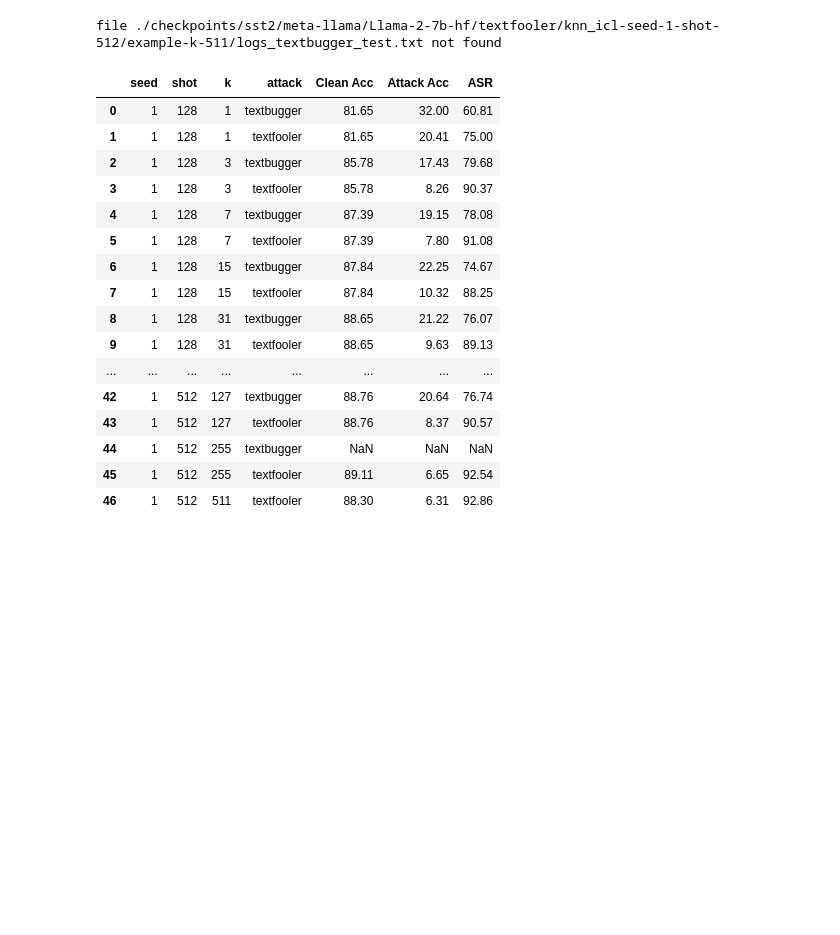
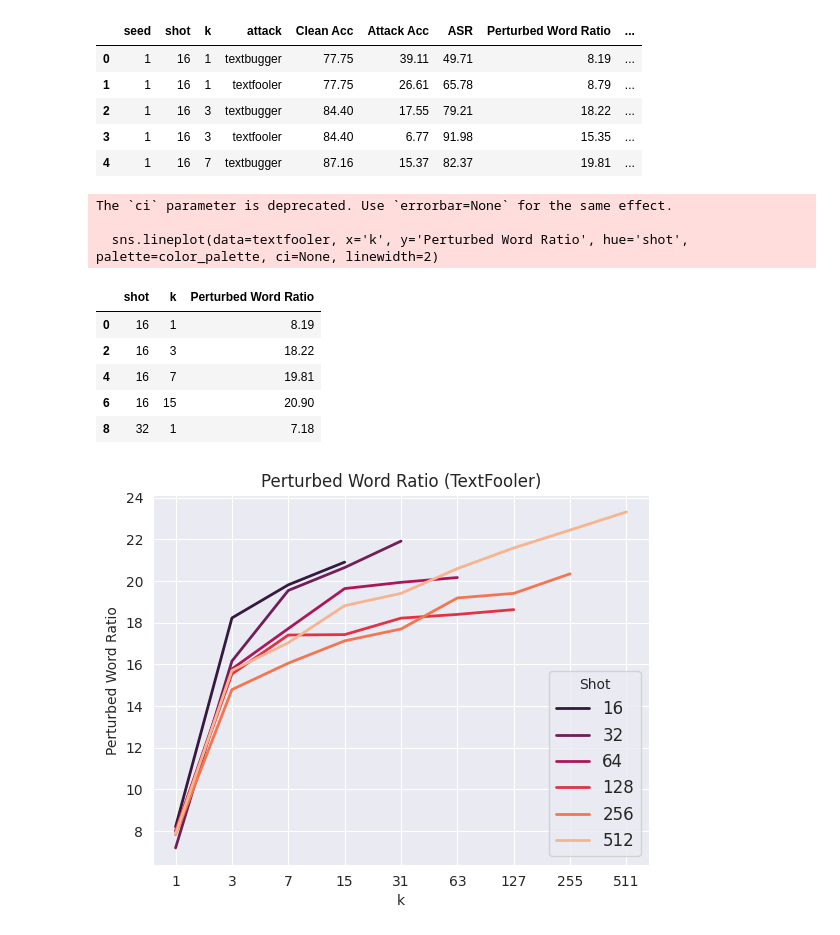
Before and after one commit to simonucl/mvp, a Jupyter notebook: result_parsing.ipynb, the cells around one changed output. Drawn from its saved outputs; the diff is of its cells as text; code cells hidden in the pictures; blank space fills up the shorter version.

```diff
--- a/result_parsing.ipynb
+++ b/result_parsing.ipynb
@@ -6,13 +7,13 @@ import matplotlib.pyplot as plt
 dataset='sst2'
 model_name='meta-llama/Llama-2-7b-hf'
 
-results_path = f'./checkpoints/{dataset}/{model_name}/textfooler/'
+results_path = f'mvp/checkpoints/{dataset}/{model_name}/textfooler/'
 
 attacks = ['textbugger', 'textfooler']
 ks = [1, 3, 7, 15, 31, 63, 127, 255, 511]
 results = []
 for seed in [1]:
-    for shot in [128, 256, 512]:
+    for shot in [16, 32, 64, 128, 256, 512]:
         for k in [x for x in ks if x < shot]:
             for attack in attacks:
                 try:
@@ -51,27 +52,59 @@ for seed in [1]:
                         result['Attack Acc'] = float(line.split(':')[1].strip().replace('%', '').strip('| '))
                     elif 'Attack success rate:' in line:
                         result['ASR'] = float(line.split(':')[1].strip().replace('%', '').strip('| '))
+                    elif 'Average perturbed word %:' in line:
+                        result['Perturbed Word Ratio'] = float(line.split(':')[1].strip().replace('%', '').strip('| '))
+                    elif 'Average Attack Perplexity:' in line:
+                        result['Attack Perplexity'] = float(line.split(':')[1].strip().strip('| '))
 
                 results.append(result)
-# %% [output]
-file ./checkpoints/sst2/meta-llama/Llama-2-7b-hf/textfooler/knn_icl-seed-1-shot-512/example-k-511/logs_textbugger_test.txt not found
-# %%
-pd.DataFrame(results)
-# %% [output]
-|  | seed | shot | k | attack | Clean Acc | Attack Acc | ASR |
-| 0 | 1 | 128 | 1 | textbugger | 81.65 | 32.00 | 60.81 |
-| 1 | 1 | 128 | 1 | textfooler | 81.65 | 20.41 | 75.00 |
-| 2 | 1 | 128 | 3 | textbugger | 85.78 | 17.43 | 79.68 |
-| 3 | 1 | 128 | 3 | textfooler | 85.78 | 8.26 | 90.37 |
-| 4 | 1 | 128 | 7 | textbugger | 87.39 | 19.15 | 78.08 |
-| 5 | 1 | 128 | 7 | textfooler | 87.39 | 7.80 | 91.08 |
-| 6 | 1 | 128 | 15 | textbugger | 87.84 | 22.25 | 74.67 |
-| 7 | 1 | 128 | 15 | textfooler | 87.84 | 10.32 | 88.25 |
-| 8 | 1 | 128 | 31 | textbugger | 88.65 | 21.22 | 76.07 |
-| 9 | 1 | 128 | 31 | textfooler | 88.65 | 9.63 | 89.13 |
-| ... | ... | ... | ... | ... | ... | ... | ... |
-| 42 | 1 | 512 | 127 | textbugger | 88.76 | 20.64 | 76.74 |
-| 43 | 1 | 512 | 127 | textfooler | 88.76 | 8.37 | 90.57 |
-| 44 | 1 | 512 | 255 | textbugger | NaN | NaN | NaN |
-| 45 | 1 | 512 | 255 | textfooler | 89.11 | 6.65 | 92.54 |
-| 46 | 1 | 512 | 511 | textfooler | 88.30 | 6.31 | 92.86 |
+# %%
+df = pd.DataFrame(results)
+df.head()
+# %% [output]
+|  | seed | shot | k | attack | Clean Acc | Attack Acc | ASR | Perturbed Word Ratio | ... |
+| 0 | 1 | 16 | 1 | textbugger | 77.75 | 39.11 | 49.71 | 8.19 | ... |
+| 1 | 1 | 16 | 1 | textfooler | 77.75 | 26.61 | 65.78 | 8.79 | ... |
+| 2 | 1 | 16 | 3 | textbugger | 84.40 | 17.55 | 79.21 | 18.22 | ... |
+| 3 | 1 | 16 | 3 | textfooler | 84.40 | 6.77 | 91.98 | 15.35 | ... |
+| 4 | 1 | 16 | 7 | textbugger | 87.16 | 15.37 | 82.37 | 19.81 | ... |
+# %%
+textfooler = df[df['attack'] == 'textbugger']
+
+textfooler = textfooler[['shot', 'k', 'Perturbed Word Ratio']]
+# keep unique row
+textfooler = textfooler.drop_duplicates()
+
+ks = [1, 3, 7, 15, 31, 63, 127, 255, 511]
+# make k as string and categorical
+textfooler['k'] = textfooler['k'].astype(str)
+textfooler['k'] = textfooler['k'].astype('category')
+
+color_palette = ['#311A3C', '#672555', '#9F2958', '#CF4448', '#E37D5A', '#ECB795']
+color_palette = sns.color_palette("rocket")
+# sort the k column
+textfooler['k'] = textfooler['k'].cat.reorder_categories([str(k) for k in ks], ordered=True)
+# plot line graph with k as the x-axis, Clean Acc as the y-axis and shot as the hue
+
+# grid
+sns.set_style("darkgrid")
+
+sns.lineplot(data=textfooler, x='k', y='Perturbed Word Ratio', hue='shot', palette=color_palette, ci=None, linewidth=2)
+# legend
+plt.legend(loc='lower right', title='Shot', fontsize=12)
+# title "Clean Acc vs k"
+plt.title('Perturbed Word Ratio (TextFooler)')
+# rescale x-axis as categorical
+
+textfooler.head()
+# %% [output]
+The `ci` parameter is deprecated. Use `errorbar=None` for the same effect.
+
+  sns.lineplot(data=textfooler, x='k', y='Perturbed Word Ratio', hue='shot', palette=color_palette, ci=None, linewidth=2)
+|  | shot | k | Perturbed Word Ratio |
+| 0 | 16 | 1 | 8.19 |
+| 2 | 16 | 3 | 18.22 |
+| 4 | 16 | 7 | 19.81 |
+| 6 | 16 | 15 | 20.90 |
+| 8 | 32 | 1 | 7.18 |
+[figure, added]
```
Also changed, not shown: parts of 1 cell of this notebook, 6 other files.
